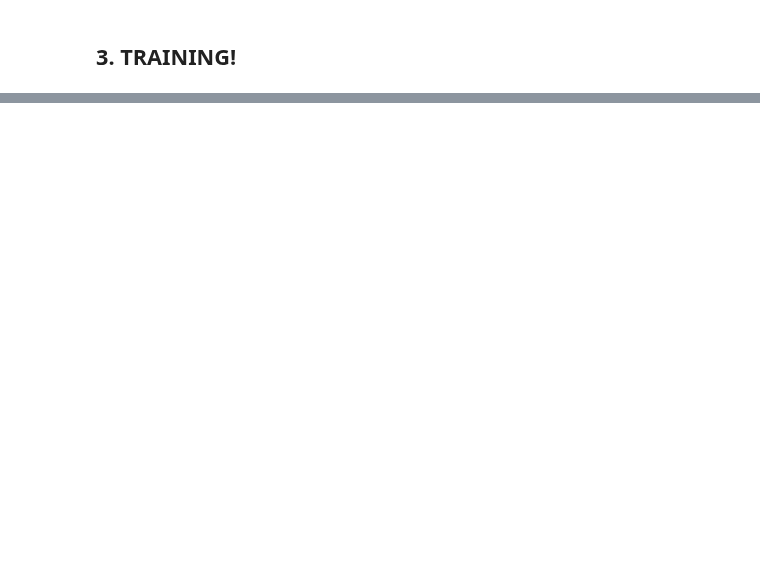
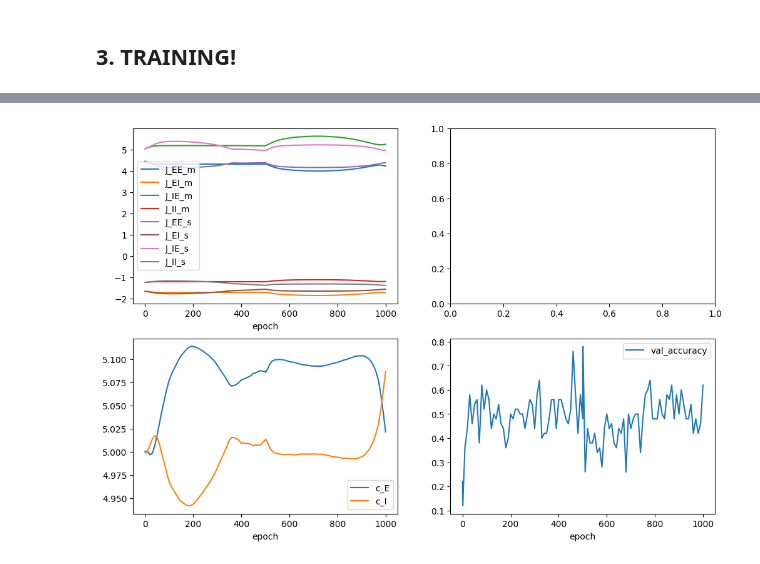
Before and after one commit to clarapecci/SSN_VPL, a Jupyter notebook: two_layer.ipynb, the cells around one changed output, grey strips where cells are left out. Saved outputs shown, nothing was run; the diff lists cells and outputs as text; code cells hidden in the pictures; blank space fills up the shorter version.

```diff
--- a/two_layer.ipynb
+++ b/two_layer.ipynb
@@ -765,0 +825,6 @@ NameError: name 'results_filename' is not defined
+# %%
+#results_plot_dir = os.path.join(results_dir, 'two_layer_combined')
+#results_plot_dir = os.path.join(results_dir, 'mult_results_set_'+str(init_set)+'_model_type_'+str(model_type)+'offset_'+str(offset) )
+plot_results_two_layers(all_results, norm_w=False, bernoulli=False)#, save=results_plot_dir)
+# %% [output]
+[figure, added]
```
Also changed, not shown: parts of 23 cells of this notebook.
